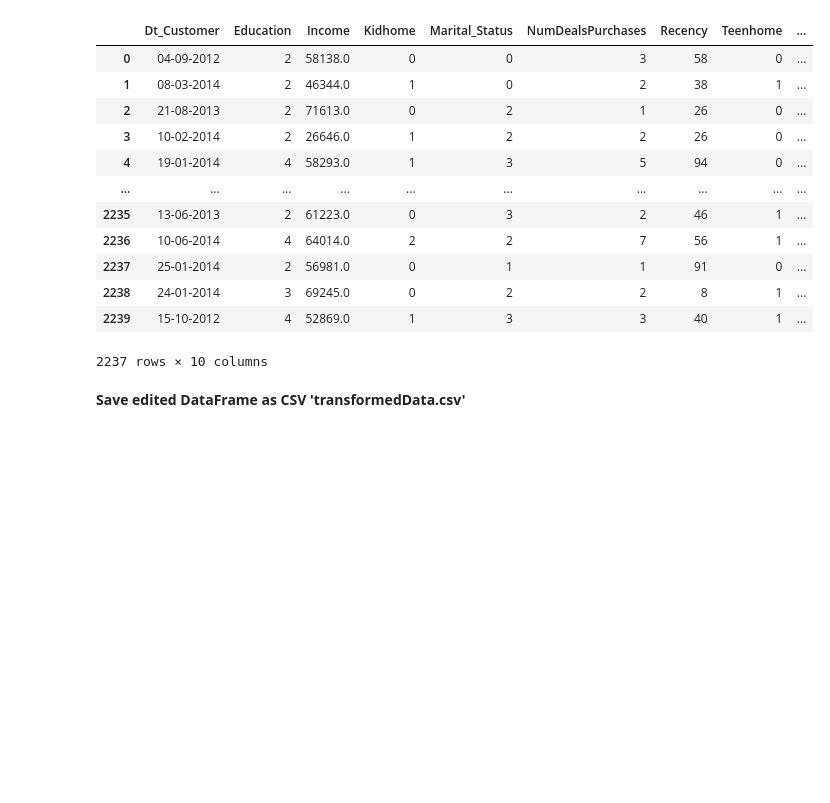
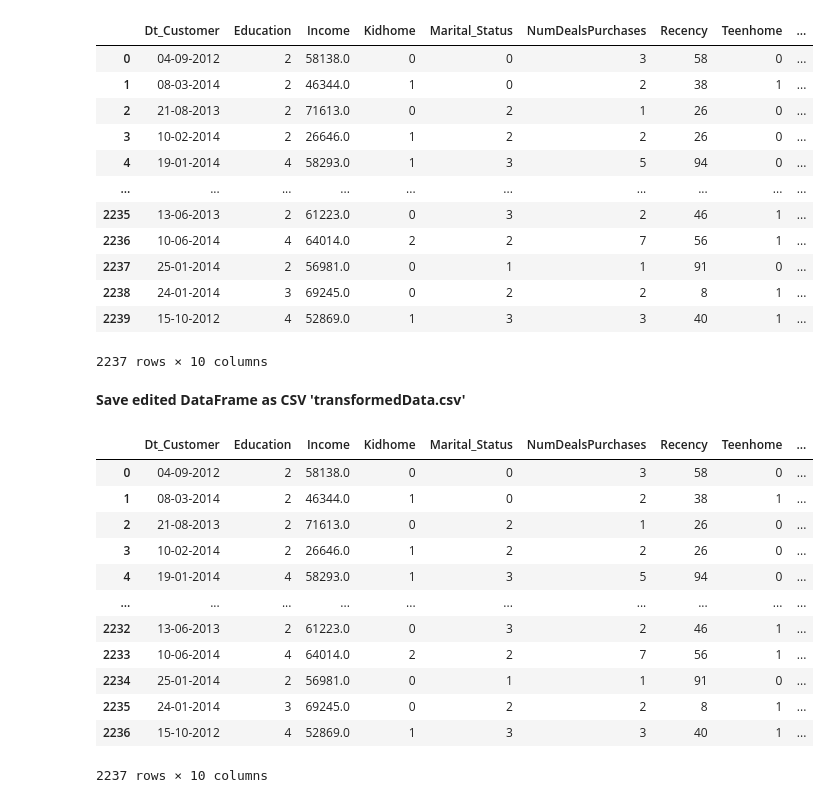
Before and after one commit to AndreasKranz/MachineLearningOmega, a Jupyter notebook: mlproj_version2.ipynb, the cells around one changed output. Saved outputs shown, nothing was run; the diff lists cells and outputs as text; code cells hidden in the pictures; blank space fills up the shorter version.

```diff
--- a/mlproj_version2.ipynb
+++ b/mlproj_version2.ipynb
@@ -181,3 +187,21 @@ data
 2237 rows × 10 columns
 # %% [markdown]
 **Save edited DataFrame as CSV 'transformedData.csv'**
+# %%
+editedData = pd.read_csv('out.csv')
+
+editedData
+# %% [output]
+|  | Dt_Customer | Education | Income | Kidhome | Marital_Status | NumDealsPurchases | Recency | Teenhome | ... |
+| 0 | 04-09-2012 | 2 | 58138.0 | 0 | 0 | 3 | 58 | 0 | ... |
+| 1 | 08-03-2014 | 2 | 46344.0 | 1 | 0 | 2 | 38 | 1 | ... |
+| 2 | 21-08-2013 | 2 | 71613.0 | 0 | 2 | 1 | 26 | 0 | ... |
+| 3 | 10-02-2014 | 2 | 26646.0 | 1 | 2 | 2 | 26 | 0 | ... |
+| 4 | 19-01-2014 | 4 | 58293.0 | 1 | 3 | 5 | 94 | 0 | ... |
+| ... | ... | ... | ... | ... | ... | ... | ... | ... | ... |
+| 2232 | 13-06-2013 | 2 | 61223.0 | 0 | 3 | 2 | 46 | 1 | ... |
+| 2233 | 10-06-2014 | 4 | 64014.0 | 2 | 2 | 7 | 56 | 1 | ... |
+| 2234 | 25-01-2014 | 2 | 56981.0 | 0 | 1 | 1 | 91 | 0 | ... |
+| 2235 | 24-01-2014 | 3 | 69245.0 | 0 | 2 | 2 | 8 | 1 | ... |
+| 2236 | 15-10-2012 | 4 | 52869.0 | 1 | 3 | 3 | 40 | 1 | ... |
+2237 rows × 10 columns
```
Also changed, not shown: parts of 15 cells of this notebook, 1 other file.
